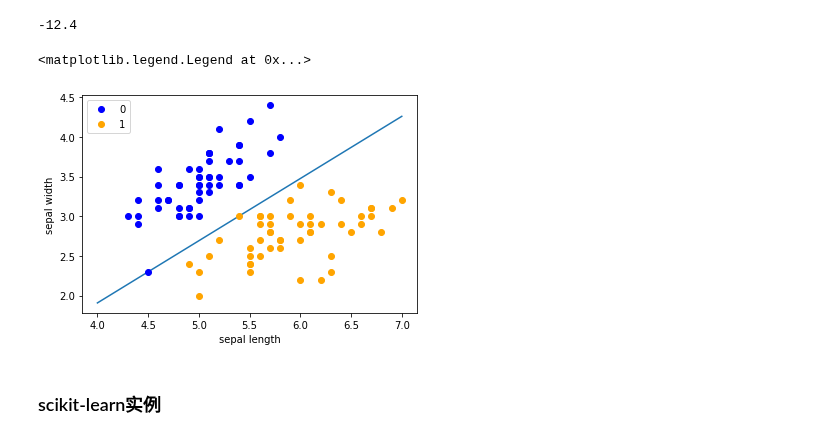
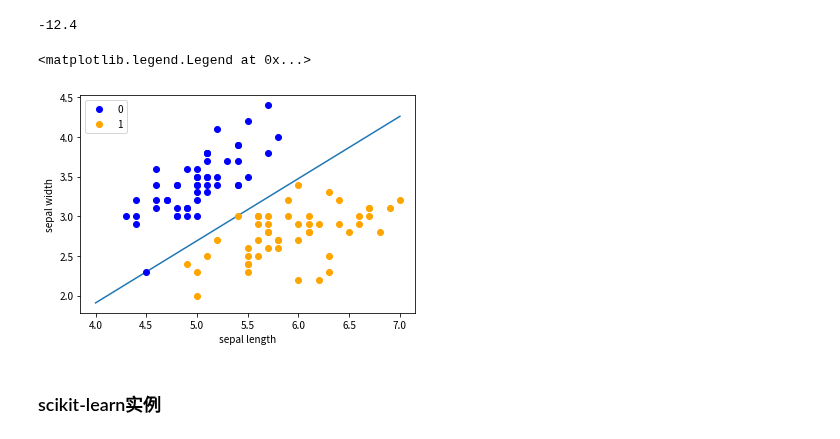
Before and after one commit to Ulysses-WJL/MachineLearning, a Jupyter notebook: 第02章 感知机/2.Perceptron.ipynb, the cells around one changed output. Cells and saved outputs as stored; diff of their text form; code cells hidden in the pictures.

```diff
--- a/第02章 感知机/2.Perceptron.ipynb
+++ b/第02章 感知机/2.Perceptron.ipynb
@@ -68,6 +68,8 @@ np.random.seed(12345)
 PREVIOUS_MAX_ROWS = pd.options.display.max_rows
 pd.options.display.max_rows = 20
 np.set_printoptions(precision=4, threshold=15,suppress=True)
+plt.rcParams['font.sans-serif'] = 'Noto Sans CJK JP'
+plt.rcParams['axes.unicode_minus'] = False
 %matplotlib inline
 # %%
 iris = load_iris()
@@ -159,7 +162,7 @@ array([-1, -1, -1, ...,  1,  1,  1])
 # %%
 # 数据线性可分，二分类数据
 # 此处为一元一次线性方程
-class Model:
+class Perceptron:
     def __init__(self):
         # w 系数初始化为1
         self.w = np.ones(len(data[0]) - 1, dtype=np.float32)
@@ -196,7 +199,7 @@ class Model:
     def score(self):
         pass
 # %%
-perceptron = Model()
+perceptron = Perceptron()
 perceptron.fit(X, y)
 perceptron.w
 # %% [output]
@@ -269,16 +272,16 @@ perceptron.b
 # %%
 x_points = np.linspace(4, 7, 10)
 y_ = -(perceptron.w[0] * x_points + perceptron.b) / perceptron.w[1]
 plt.plot(x_points, y_)
 
-plt.plot(data[:50, 0], data[:50, 1], 'bo', color='blue', label='0')
-plt.plot(data[50:100, 0], data[50:100, 1], 'bo', color='orange', label='1')
+plt.plot(data[:50, 0], data[:50, 1], 'o', color='blue', label='0')
+plt.plot(data[50:100, 0], data[50:100, 1], 'o', color='orange', label='1')
 plt.xlabel('sepal length')
 plt.ylabel('sepal width')
 plt.legend()
 # %% [output]
 <matplotlib.legend.Legend at 0x...>
-[figure, old version]
+[figure, new version]
 # %% [markdown]
 ### scikit-learn实例
 # %% [markdown]
```
Also changed, not shown: parts of 6 cells of this notebook, 11 other files.
